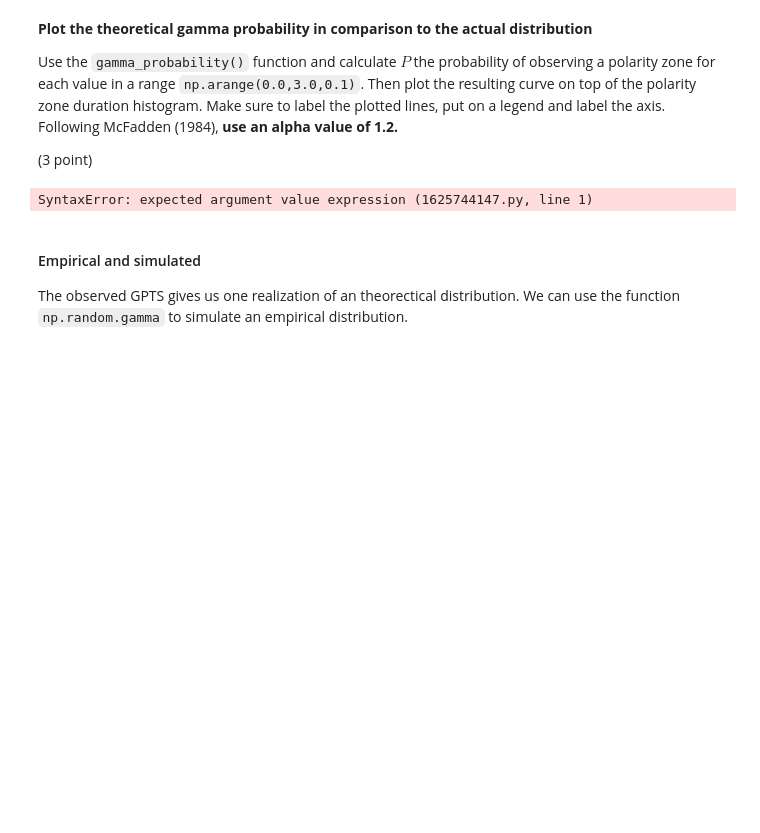
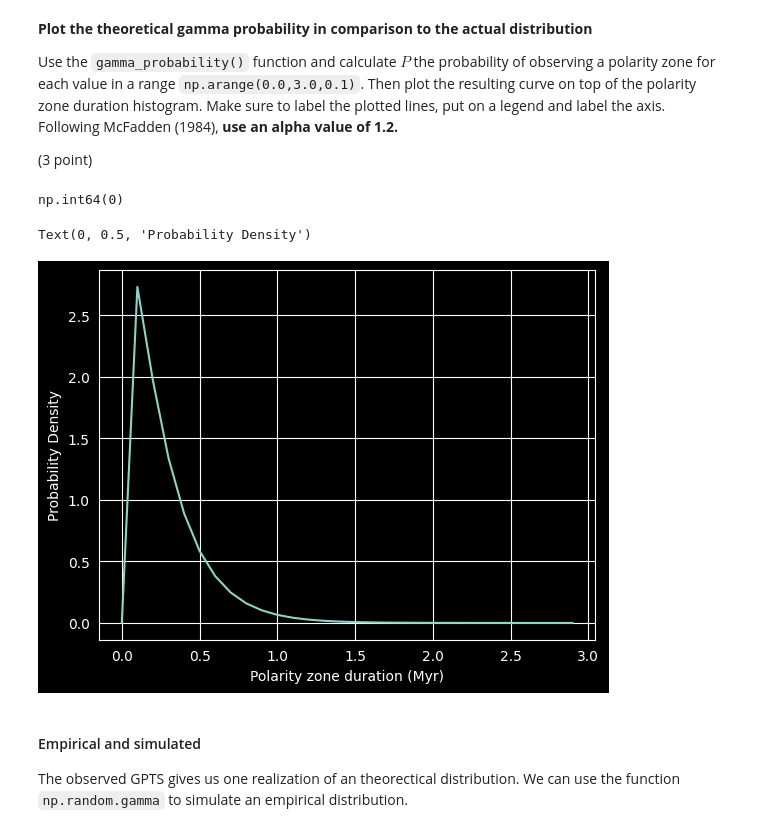
Before and after one commit to ItsukiKigoshi/EPS88_Gleeson, a Jupyter notebook: homework02.ipynb, the cells around one changed output. Cells and saved outputs as stored; diff of their text form; code cells hidden in the pictures; blank space fills up the shorter version.

````diff
--- a/homework02.ipynb
+++ b/homework02.ipynb
@@ -226,13 +226,21 @@ def gamma_probability(x,mu,alpha):
 Use the `gamma_probability()` function and calculate $P$ the probability of observing a polarity zone for each value in a range ```np.arange(0.0,3.0,0.1)```. Then plot the resulting curve on top of the polarity zone duration histogram. Make sure to label the plotted lines, put on a legend and label the axis. Following McFadden (1984), **use an alpha value of 1.2.**
 
  (3 point)
-# %%
-gam = gamma_probability(x = , mu= , alpha= )
-# %% [output]
-SyntaxError: expected argument value expression (1625744147.py, line 1)
+# %%
+x = np.arange(0.0,3.0,0.1)
+gam = gamma_probability(x=x , mu=np.mean(GPTS['Length']) , alpha=1.2 )
+# %%
+sum(np.isnan(gam))
+# %% [output]
+np.int64(0)
 # %%
-
+plt.figure()
+plt.plot(x,gam)
 plt.xlabel('Polarity zone duration (Myr)')
+plt.ylabel('Probability Density')
+# %% [output]
+Text(0, 0.5, 'Probability Density')
+[figure, added]
 # %% [markdown]
 #### Empirical and simulated
 
````
Also changed, not shown: parts of 3 cells of this notebook.
